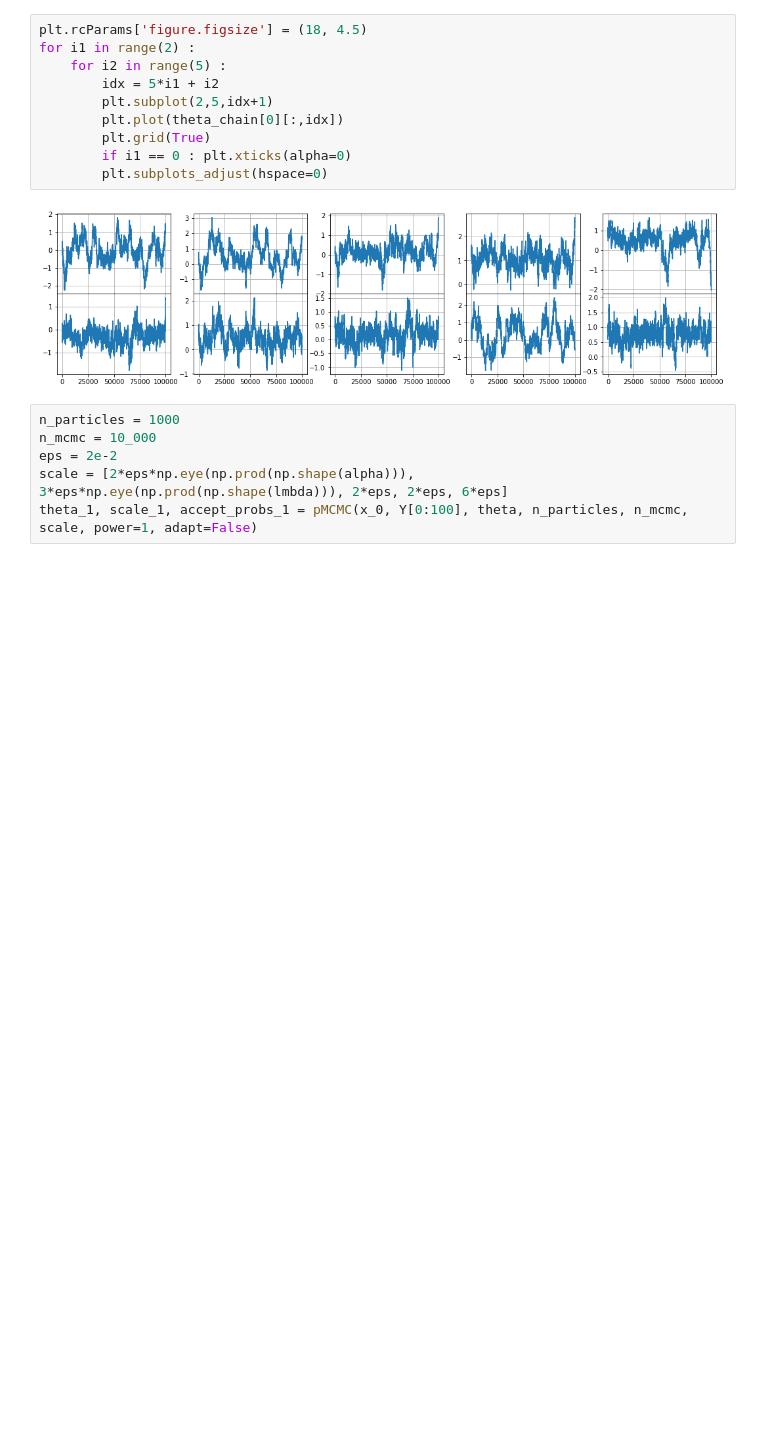
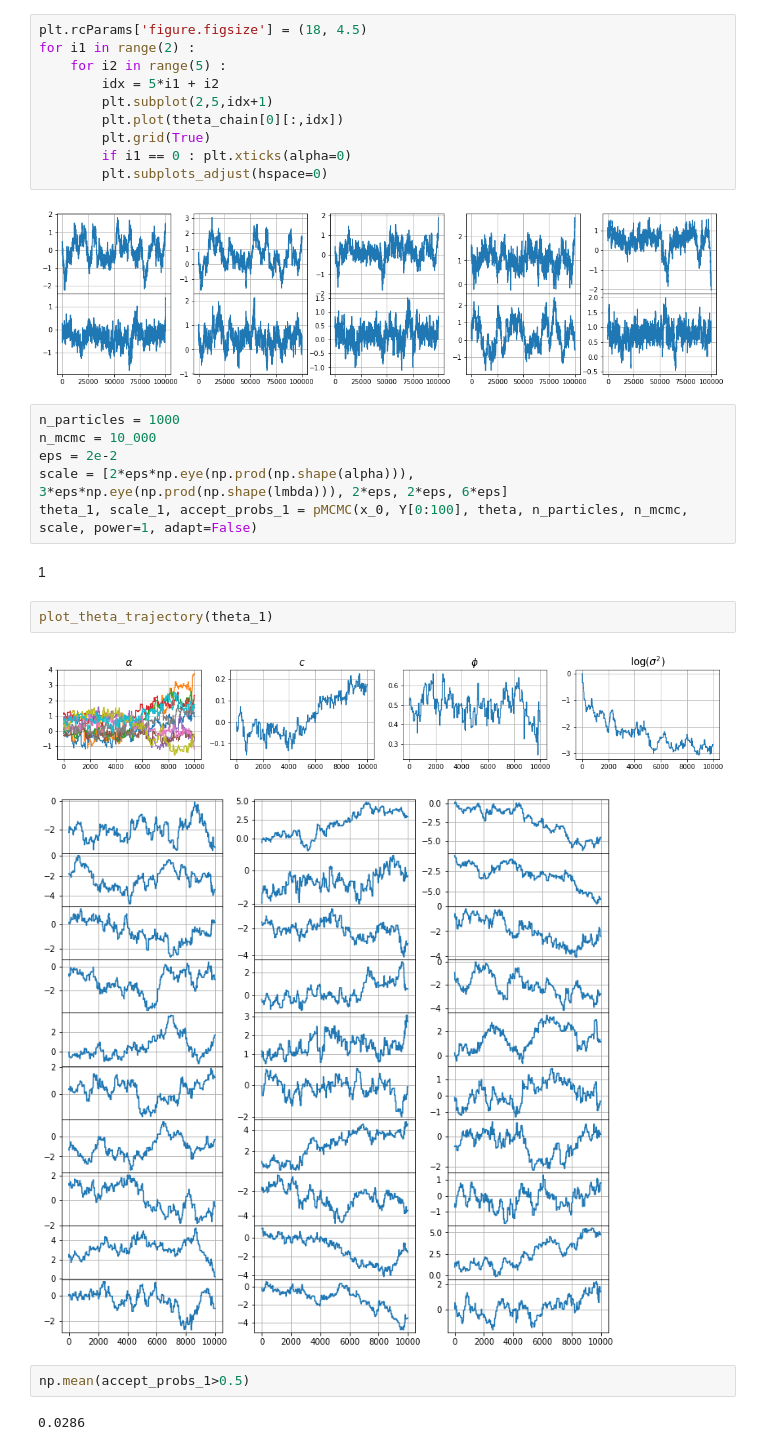
Before and after one commit to deborsheesen/DC-BATS-deborshee, a Jupyter notebook: ecology/ecology_pseudo-marginal-Copy1.ipynb, the cells around one changed output. Saved outputs shown, nothing was run; the diff lists cells and outputs as text; blank space fills up the shorter version.

```diff
--- a/ecology/ecology_pseudo-marginal-Copy1.ipynb
+++ b/ecology/ecology_pseudo-marginal-Copy1.ipynb
@@ -110,3 +110,14 @@ n_mcmc = 10_000
 eps = 2e-2
 scale = [2*eps*np.eye(np.prod(np.shape(alpha))), 3*eps*np.eye(np.prod(np.shape(lmbda))), 2*eps, 2*eps, 6*eps]
 theta_1, scale_1, accept_probs_1 = pMCMC(x_0, Y[0:100], theta, n_particles, n_mcmc, scale, power=1, adapt=False)
+# %% [markdown]
+1
+# %%
+plot_theta_trajectory(theta_1)
+# %% [output]
+[figure, added]
+[figure, added]
+# %%
+np.mean(accept_probs_1>0.5)
+# %% [output]
+0.0286
```
Also changed, not shown: 3 other files.
